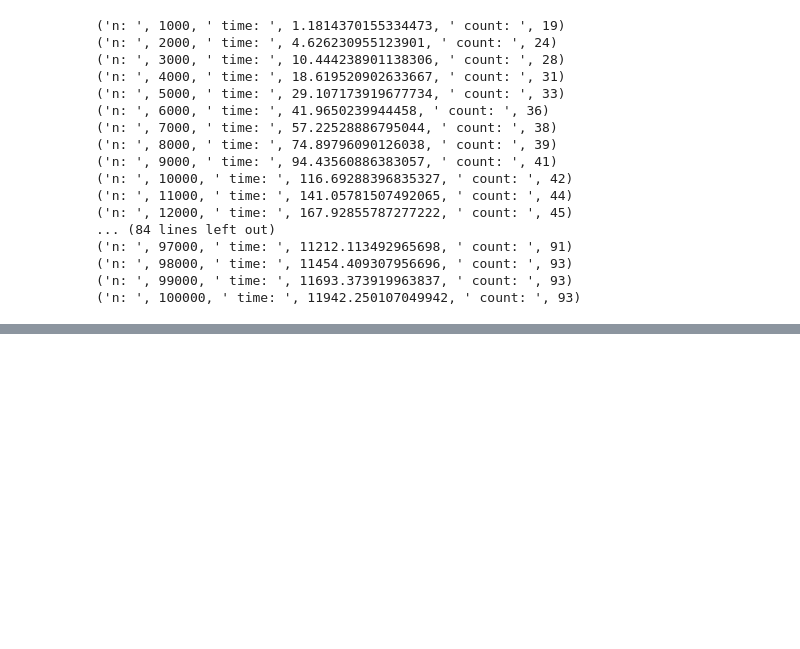
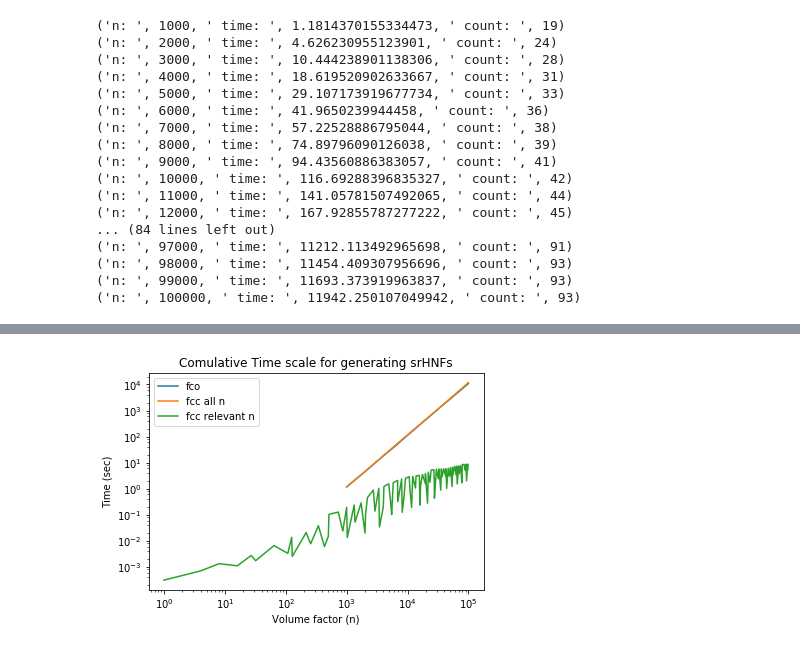
Before and after one commit to msg-byu/autoGR, a Jupyter notebook: src/opf_python/Python timing.ipynb, the cells around one changed output, grey strips where cells are left out. Drawn from its saved outputs; the diff is of its cells as text; code cells hidden in the pictures; blank space fills up the shorter version.

```diff
--- a/src/opf_python/Python timing.ipynb
+++ b/src/opf_python/Python timing.ipynb
@@ -54,7 +54,7 @@ for n in range(1,100001):
     if n%1000==0:
         end = time.time()
         interval = end-start
-        sc_res.append([n,interval,count])
+        fcc_res.append([n,interval,count])
         print("n: ",n," time: ",interval," count: ",count)
 # %% [output]
 ('n: ', 1000, ' time: ', 1.1814370155334473, ' count: ', 19)
@@ -76,0 +140,38 @@ for n in range(1,100001):
+# %%
+xf = []
+tf = []
+nf = []
+for f in fo_res:
+    xf.append(f[0])
+    tf.append(f[1])
+    nf.append(f[2])
+
+xf1 = []
+tf1 = []
+nf1 = []
+for f in fcc_res:
+    xf1.append(f[0])
+    tf1.append(f[1])
+    nf1.append(f[2])
+
+xf2 = []
+tf2 = []
+nf2 = []
+for f in fcc_res2:
+    xf2.append(f[0])
+    tf2.append(f[1])
+    nf2.append(f[2])
+# %%
+plt.plot(xf,tf,label="fco")
+plt.plot(xf1,tf1,label="fcc all n")
+plt.plot(xf2,tf2,label="fcc relevant n")
+plt.xscale('log')
+plt.yscale('log')
+plt.title("Comulative Time scale for generating srHNFs")
+plt.ylabel("Time (sec)")
+plt.xlabel("Volume factor (n)")
+plt.legend()
+plt.savefig("srHNF_algorithm_timing.pdf")
+plt.show()
+# %% [output]
+[figure, added]
```
Also changed, not shown: parts of 4 cells of this notebook, 5 other files.
